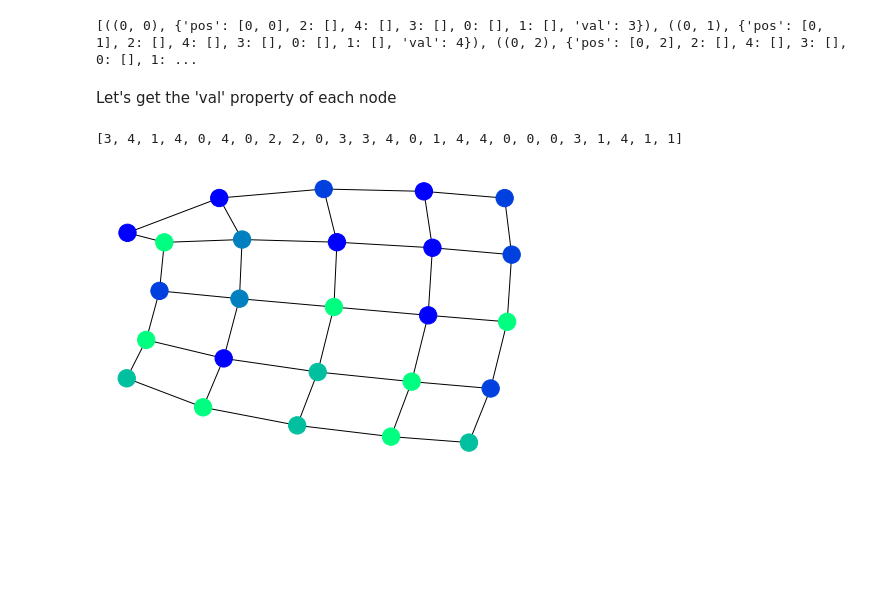
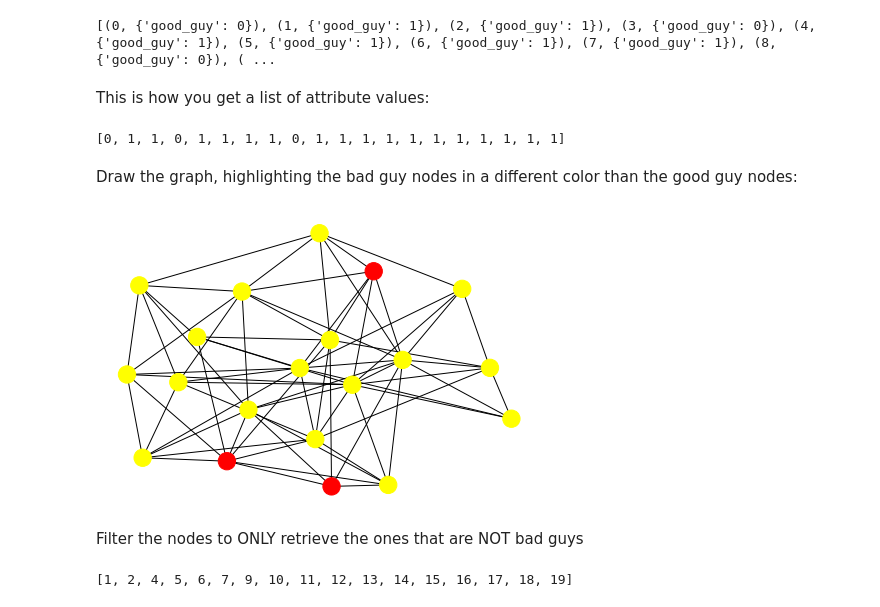
Before and after one commit to bertwagner/NetworkX-Twitter-Analysis, a Jupyter notebook: main.ipynb, the cells around one changed output. Cells and saved outputs as stored; diff of their text form; code cells hidden in the pictures; blank space fills up the shorter version.

Commit message:
rewrites demo to include good/bad guys

```diff
--- a/main.ipynb
+++ b/main.ipynb
@@ -15,0 +7,7 @@ nx.draw(G)
+# %%
+n = 20
+G = nx.complete_graph(n)
+
+print(G.nodes)
+
+print(G.edges)
@@ -15,0 +23,5 @@ nx.draw(G)
+# %%
+for i in range(len(G.edges)-1,0,-1):
+    if i % randint(1,3) == 0:
+        e=list(G.edges())[i]
+        G.remove_edge(*e)
@@ -15,0 +34,2 @@ nx.draw(G)
+# %%
+bad_guy_nodes = [0,3,8]
@@ -16,17 +38,29 @@ nx.draw(G)
 # %%
-for i in range(0, len(nodes)):
-    G.nodes[nodes[i]]['val'] = randint(0,4)
+for i in range(0, len(G.nodes())):
+    if i in bad_guy_nodes:
+        G.nodes[list(G.nodes())[i]]['good_guy'] = 0
+    else:
+        G.nodes[list(G.nodes())[i]]['good_guy'] = 1
 
 print(G.nodes.data())
 # %% [output]
-[((0, 0), {'pos': [0, 0], 2: [], 4: [], 3: [], 0: [], 1: [], 'val': 3}), ((0, 1), {'pos': [0, 1], 2: [], 4: [], 3: [], 0: [], 1: [], 'val': 4}), ((0, 2), {'pos': [0, 2], 2: [], 4: [], 3: [], 0: [], 1: ...
+[(0, {'good_guy': 0}), (1, {'good_guy': 1}), (2, {'good_guy': 1}), (3, {'good_guy': 0}), (4, {'good_guy': 1}), (5, {'good_guy': 1}), (6, {'good_guy': 1}), (7, {'good_guy': 1}), (8, {'good_guy': 0}), ( ...
-# %% [markdown]
-Let's get the 'val' property of each node
+# %% [markdown]
+This is how you get a list of attribute values:
 # %%
-list(nx.get_node_attributes(G,'val').values())
+list(nx.get_node_attributes(G,'good_guy').values())
 # %% [output]
-[3, 4, 1, 4, 0, 4, 0, 2, 2, 0, 3, 3, 4, 0, 1, 4, 4, 0, 0, 0, 3, 1, 4, 1, 1]
+[0, 1, 1, 0, 1, 1, 1, 1, 0, 1, 1, 1, 1, 1, 1, 1, 1, 1, 1, 1]
+# %% [markdown]
+Draw the graph, highlighting the bad guy nodes in a different color than the good guy nodes:
 # %%
-nx.draw(G, node_color = list(nx.get_node_attributes(G,'val').values()), vmin=0, vmax=4, cmap = plt.cm.get_cmap('winter'))
+nx.draw(G, node_color = list(nx.get_node_attributes(G,'good_guy').values()), vmin=0, vmax=1, cmap = plt.cm.get_cmap('autumn'))
 # %% [output]
-[figure, old version]
+[figure, new version]
+# %% [markdown]
+Filter the nodes to ONLY retrieve the ones that are NOT bad guys
+# %%
+good_guy_nodes = [x for x,y in G.nodes(data=True) if y['good_guy'] == 1]
+print(good_guy_nodes)
+# %% [output]
+[1, 2, 4, 5, 6, 7, 9, 10, 11, 12, 13, 14, 15, 16, 17, 18, 19]
```
Also changed, not shown: parts of 9 cells of this notebook.
